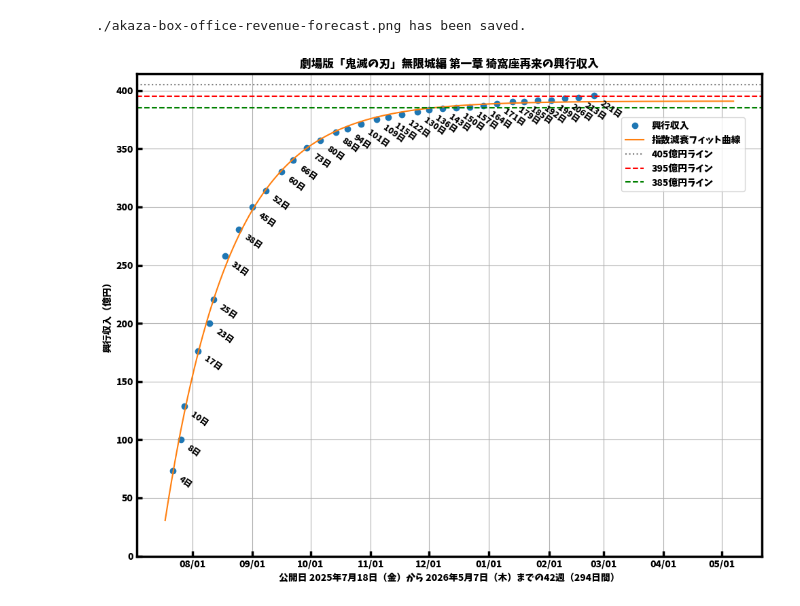
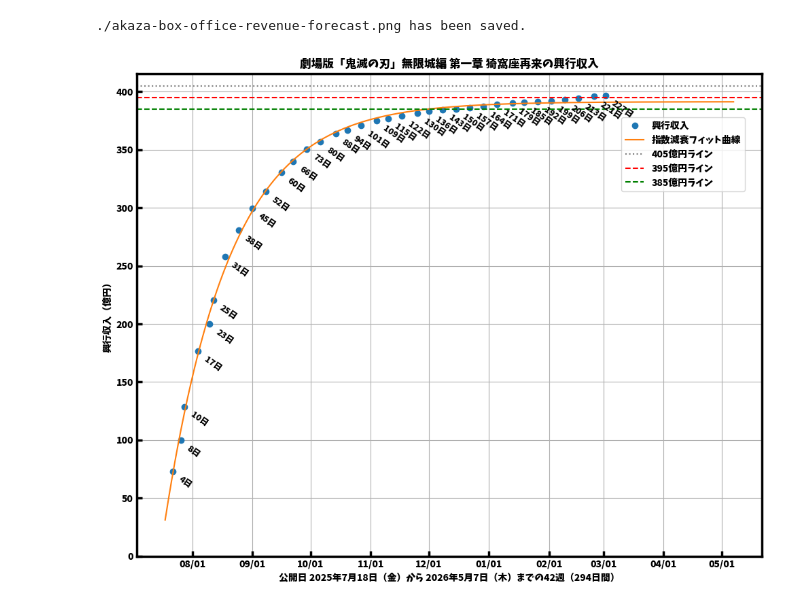
Before and after one commit to Naohiro2g/chainsaw-man-box-office-revenue, a Jupyter notebook: plot_akaza.ipynb, the cells around one changed output. Drawn from its saved outputs; the diff is of its cells as text; code cells hidden in the pictures.

```diff
--- a/plot_akaza.ipynb
+++ b/plot_akaza.ipynb
@@ -51,7 +51,7 @@ days = np.array(
         122, 130, 136, 143,
         150, 157, 164, 171,
         179, 185, 192, 199,
-        206, 213, 221
+        206, 213, 221, 227
     ]
 )
 revenue = np.array(
@@ -64,7 +64,7 @@ revenue = np.array(
         379.276, 381.5, 383.3, 384.6,
         385.3, 386.1, 387.1, 389.0,
         390.3, 390.8, 391.4, 391.9,
-        393.2, 394.3, 396.0
+        393.2, 394.3, 396.0, 397.0
     ]
 )
 
@@ -142,31 +142,31 @@ for d, r, day in zip(dates, revenue, days):
     )
 
 # 軸設定
 ax.xaxis.set_major_formatter(mdates.DateFormatter("%m/%d"))
 ax.set_xlabel(X_LABLE)
 ax.set_ylabel(Y_LABLE)
 
 # 目盛りラベルを全て太字にする（x軸・y軸）
 for label in ax.get_xticklabels():
     label.set_fontweight("bold")
 for label in ax.get_yticklabels():
     label.set_fontweight("bold")
 
 ax.set_title(
     label=GRAPF_TITLE,
     fontweight="bold",
 )
 
 ax.grid(True)
 ax.legend(loc=LEGEND_LOC, bbox_to_anchor=LEGEND_BBOX, ncol=LEGEND_NCOL)
 plt.tight_layout()
 ax.set_ylim(bottom=0)
 
 canvas = matplotlib.backends.backend_agg.FigureCanvasAgg(fig)
 canvas.print_figure(FILE_NAME, dpi=300)
 print(FILE_NAME + ' has been saved.')
 
 plt.show()
 # %% [output]
 ./akaza-box-office-revenue-forecast.png has been saved.
-[figure, old version]
+[figure, new version]
```
Also changed, not shown: 3 other files.
